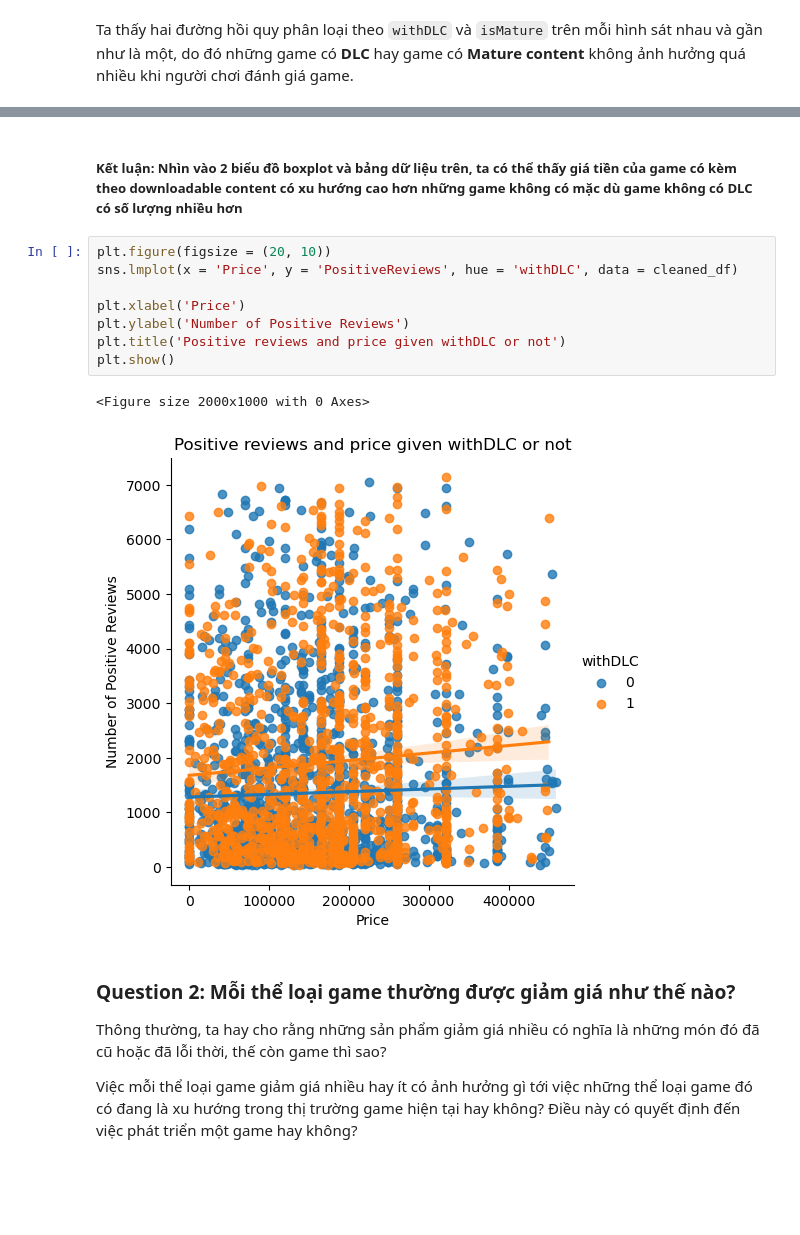
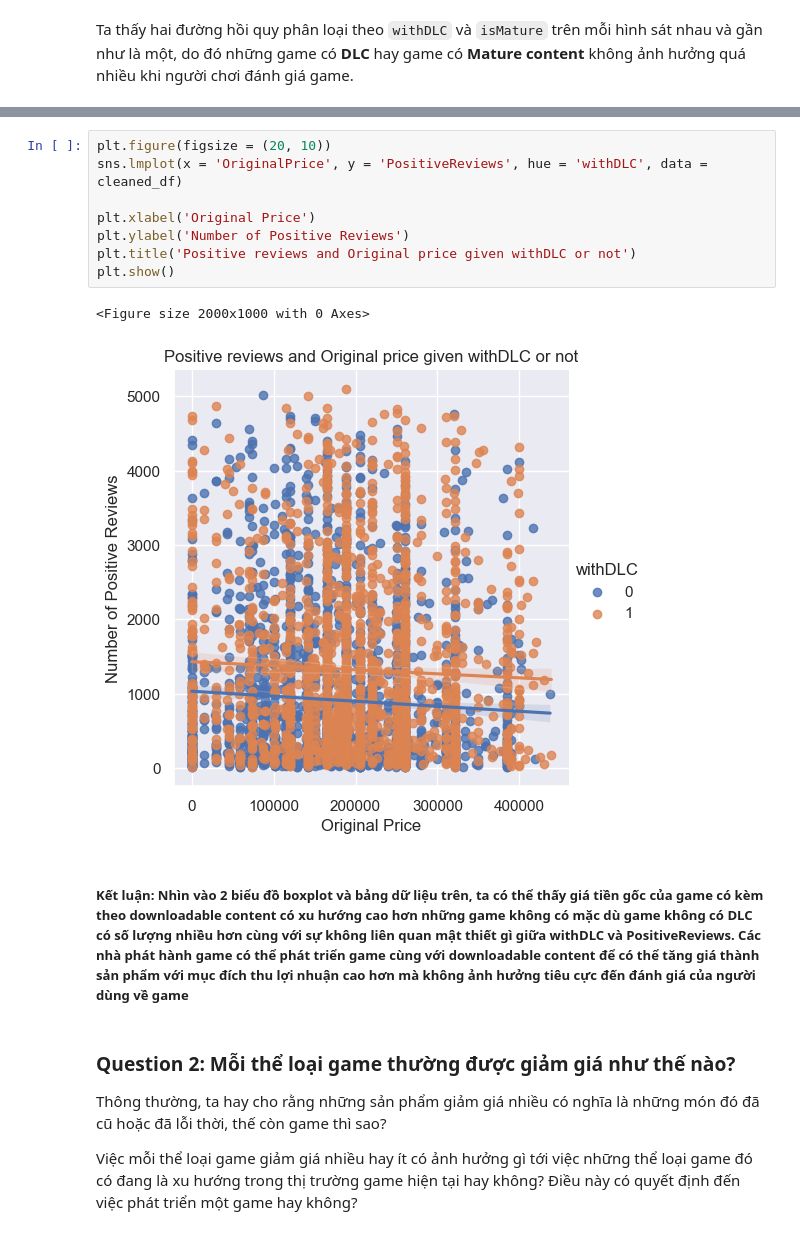
Before and after one commit to cheesepp/steam_game_ratings, a Jupyter notebook: notebooks/eda_questions.ipynb, the cells around one changed output, grey strips where cells are left out. Saved outputs shown, nothing was run; the diff lists cells and outputs as text; blank space fills up the shorter version.

```diff
--- a/notebooks/eda_questions.ipynb
+++ b/notebooks/eda_questions.ipynb
@@ -132,16 +132,16 @@ max        0.0    292500.000000
+# %%
+plt.figure(figsize = (20, 10))
+sns.lmplot(x = 'OriginalPrice', y = 'PositiveReviews', hue = 'withDLC', data = cleaned_df)
+
+plt.xlabel('Original Price')
+plt.ylabel('Number of Positive Reviews')
+plt.title('Positive reviews and Original price given withDLC or not')
+plt.show()
+# %% [output]
+<Figure size 2000x1000 with 0 Axes>
+[figure, added]
 # %% [markdown]
-##### Kết luận: Nhìn vào 2 biểu đồ boxplot và bảng dữ liệu trên, ta có thể thấy giá tiền của game có kèm theo downloadable content có xu hướng cao hơn những game không có mặc dù game không có DLC có số lượng nhiều hơn
+##### Kết luận: Nhìn vào 2 biểu đồ boxplot và bảng dữ liệu trên, ta có thể thấy giá tiền gốc của game có kèm theo downloadable content có xu hướng cao hơn những game không có mặc dù game không có DLC có số lượng nhiều hơn cùng với sự không liên quan mật thiết gì giữa withDLC và PositiveReviews. Các nhà phát hành game có thể phát triển game cùng với downloadable content để có thể tăng giá thành sản phẩm với mục đích thu lợi nhuận cao hơn mà không ảnh hưởng tiêu cực đến đánh giá của người dùng về game
-# %%
-plt.figure(figsize = (20, 10))
-sns.lmplot(x = 'Price', y = 'PositiveReviews', hue = 'withDLC', data = cleaned_df)
-
-plt.xlabel('Price')
-plt.ylabel('Number of Positive Reviews')
-plt.title('Positive reviews and price given withDLC or not')
-plt.show()
-# %% [output]
-<Figure size 2000x1000 with 0 Axes>
-[figure, removed]
 # %% [markdown]
 ### Question 2: Mỗi thể loại game thường được giảm giá như thế nào?
 Thông thường, ta hay cho rằng những sản phẩm giảm giá nhiều có nghĩa là những món đó đã cũ hoặc đã lỗi thời, thế còn game thì sao?
```
Also changed, not shown: parts of 7 cells of this notebook, 1 other file.
